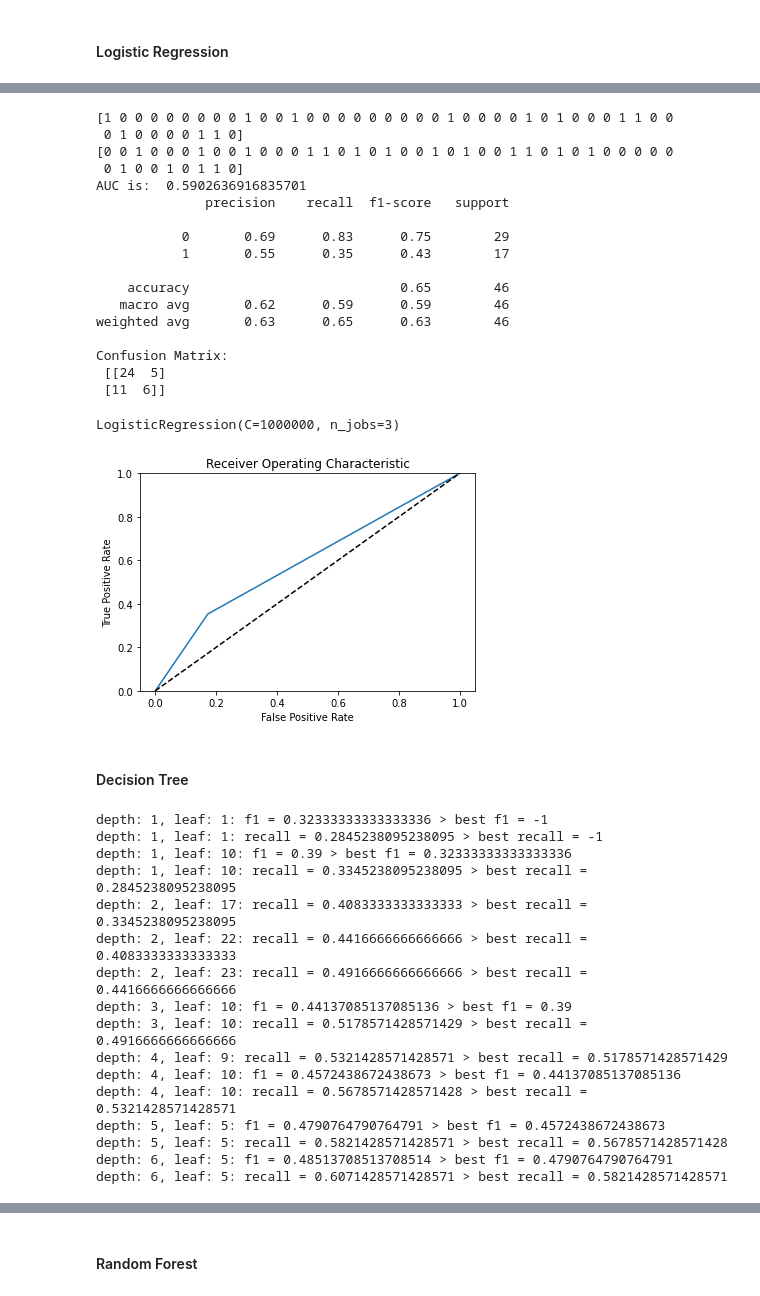
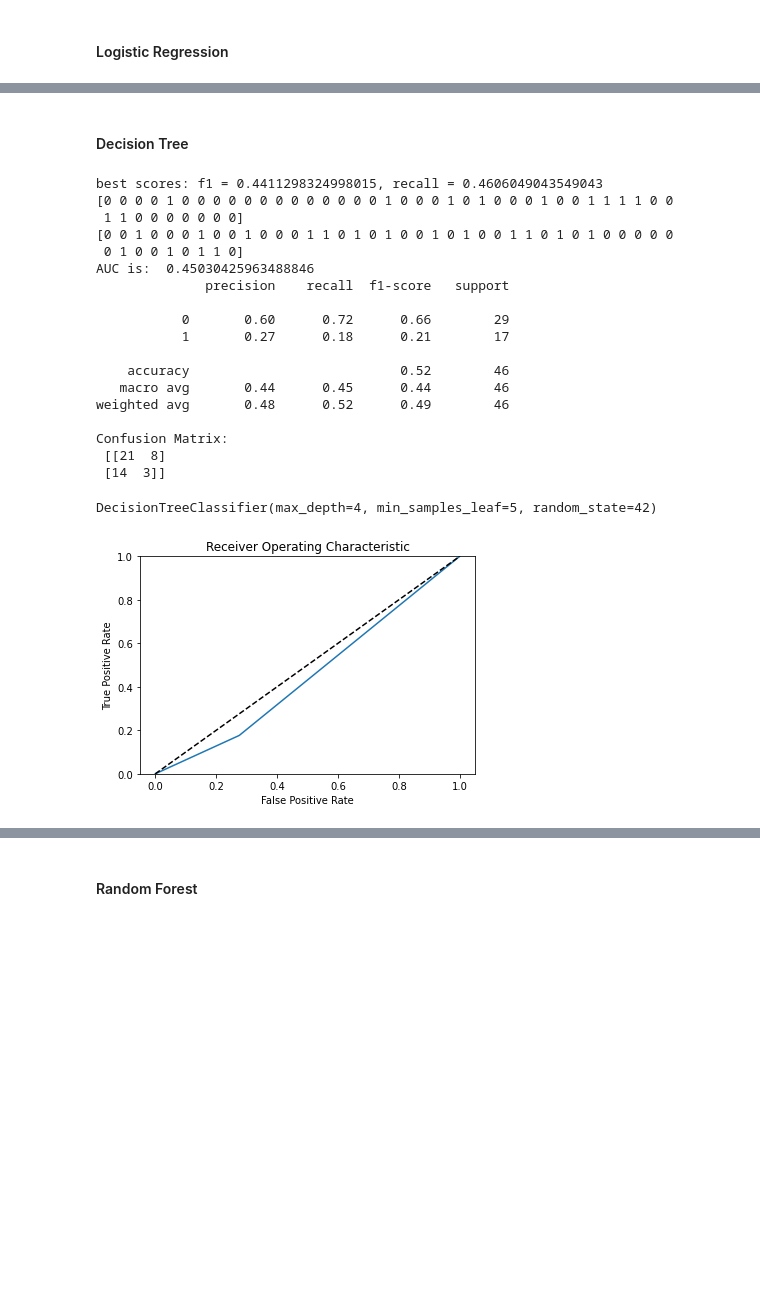
Before and after one commit to derong97/automatic-depression-detector, a Jupyter notebook: models/audio/librosa_features.ipynb, the cells around one changed output, grey strips where cells are left out. Cells and saved outputs as stored; diff of their text form; code cells hidden in the pictures; blank space fills up the shorter version.

```diff
--- a/models/audio/librosa_features.ipynb
+++ b/models/audio/librosa_features.ipynb
@@ -207,70 +213,48 @@ LogisticRegression(C=1000000, n_jobs=3)
-# %%
-# Based on recall
-evaluate_model(best_logreg_recall_model)
-# %% [output]
-[1 0 0 0 0 0 0 0 0 1 0 0 1 0 0 0 0 0 0 0 0 0 1 0 0 0 0 1 0 1 0 0 0 1 1 0 0
- 0 1 0 0 0 0 1 1 0]
-[0 0 1 0 0 0 1 0 0 1 0 0 0 1 1 0 1 0 1 0 0 1 0 1 0 0 1 1 0 1 0 1 0 0 0 0 0
- 0 1 0 0 1 0 1 1 0]
-AUC is:  0.5902636916835701
-              precision    recall  f1-score   support
-
-           0       0.69      0.83      0.75        29
-           1       0.55      0.35      0.43        17
-
-    accuracy                           0.65        46
-   macro avg       0.62      0.59      0.59        46
-weighted avg       0.63      0.65      0.63        46
-
-Confusion Matrix:
- [[24  5]
- [11  6]]
-LogisticRegression(C=1000000, n_jobs=3)
-[figure, removed]
 # %% [markdown]
 #### Decision Tree
 # %%
 def find_best_tree_model(upper_depth, upper_leaf):
     best_f1_model = None
-    best_recall_model = None
     best_f1 = -1
     best_recall = -1
 
     for depth in range(1, upper_depth + 1):
         for leaf in range(1, upper_leaf + 1):
             model = DecisionTreeClassifier(random_state=RANDOM_STATE, max_depth=depth, min_samples_leaf=leaf)
 
             f1_scores, recall_scores = k_cross(model)
             f1 = np.mean(f1_scores)
             recall = np.mean(recall_scores)
 
             if f1 > best_f1:
-                print(f"depth: {depth}, leaf: {leaf}: f1 = {f1} > best f1 = {best_f1}")
                 best_f1 = f1
+                best_recall = recall
                 best_f1_model = model
 
-            if recall > best_recall:
-                print(f"depth: {depth}, leaf: {leaf}: recall = {recall} > best recall = {best_recall}")
-                best_recall = recall
-                best_recall_model = model
+    print(f"best scores: f1 = {best_f1}, recall = {best_recall}")
 
-    return best_f1_model, best_recall_model
+    return best_f1_model
 
-best_tree_f1_model, best_tree_recall_model = find_best_tree_model(20, 30)
+best_tree_f1_model = find_best_tree_model(20, 30)
+evaluate_model(best_tree_f1_model)
 # %% [output]
-depth: 1, leaf: 1: f1 = 0.32333333333333336 > best f1 = -1
-depth: 1, leaf: 1: recall = 0.2845238095238095 > best recall = -1
-depth: 1, leaf: 10: f1 = 0.39 > best f1 = 0.32333333333333336
-depth: 1, leaf: 10: recall = 0.3345238095238095 > best recall = 0.2845238095238095
-depth: 2, leaf: 17: recall = 0.4083333333333333 > best recall = 0.3345238095238095
-depth: 2, leaf: 22: recall = 0.4416666666666666 > best recall = 0.4083333333333333
-depth: 2, leaf: 23: recall = 0.4916666666666666 > best recall = 0.4416666666666666
-depth: 3, leaf: 10: f1 = 0.44137085137085136 > best f1 = 0.39
-depth: 3, leaf: 10: recall = 0.5178571428571429 > best recall = 0.4916666666666666
-depth: 4, leaf: 9: recall = 0.5321428571428571 > best recall = 0.5178571428571429
-depth: 4, leaf: 10: f1 = 0.4572438672438673 > best f1 = 0.44137085137085136
-depth: 4, leaf: 10: recall = 0.5678571428571428 > best recall = 0.5321428571428571
-depth: 5, leaf: 5: f1 = 0.4790764790764791 > best f1 = 0.4572438672438673
-depth: 5, leaf: 5: recall = 0.5821428571428571 > best recall = 0.5678571428571428
-depth: 6, leaf: 5: f1 = 0.48513708513708514 > best f1 = 0.4790764790764791
-depth: 6, leaf: 5: recall = 0.6071428571428571 > best recall = 0.5821428571428571
+best scores: f1 = 0.4411298324998015, recall = 0.4606049043549043
+[0 0 0 0 1 0 0 0 0 0 0 0 0 0 0 0 0 0 1 0 0 0 1 0 1 0 0 0 1 0 0 1 1 1 1 0 0
+ 1 1 0 0 0 0 0 0 0]
+[0 0 1 0 0 0 1 0 0 1 0 0 0 1 1 0 1 0 1 0 0 1 0 1 0 0 1 1 0 1 0 1 0 0 0 0 0
+ 0 1 0 0 1 0 1 1 0]
+AUC is:  0.45030425963488846
+              precision    recall  f1-score   support
+
+           0       0.60      0.72      0.66        29
+           1       0.27      0.18      0.21        17
+
+    accuracy                           0.52        46
+   macro avg       0.44      0.45      0.44        46
+weighted avg       0.48      0.52      0.49        46
+
+Confusion Matrix:
+ [[21  8]
+ [14  3]]
+DecisionTreeClassifier(max_depth=4, min_samples_leaf=5, random_state=42)
+[figure, added]
```
Also changed, not shown: parts of 11 cells of this notebook, 3 other files.
